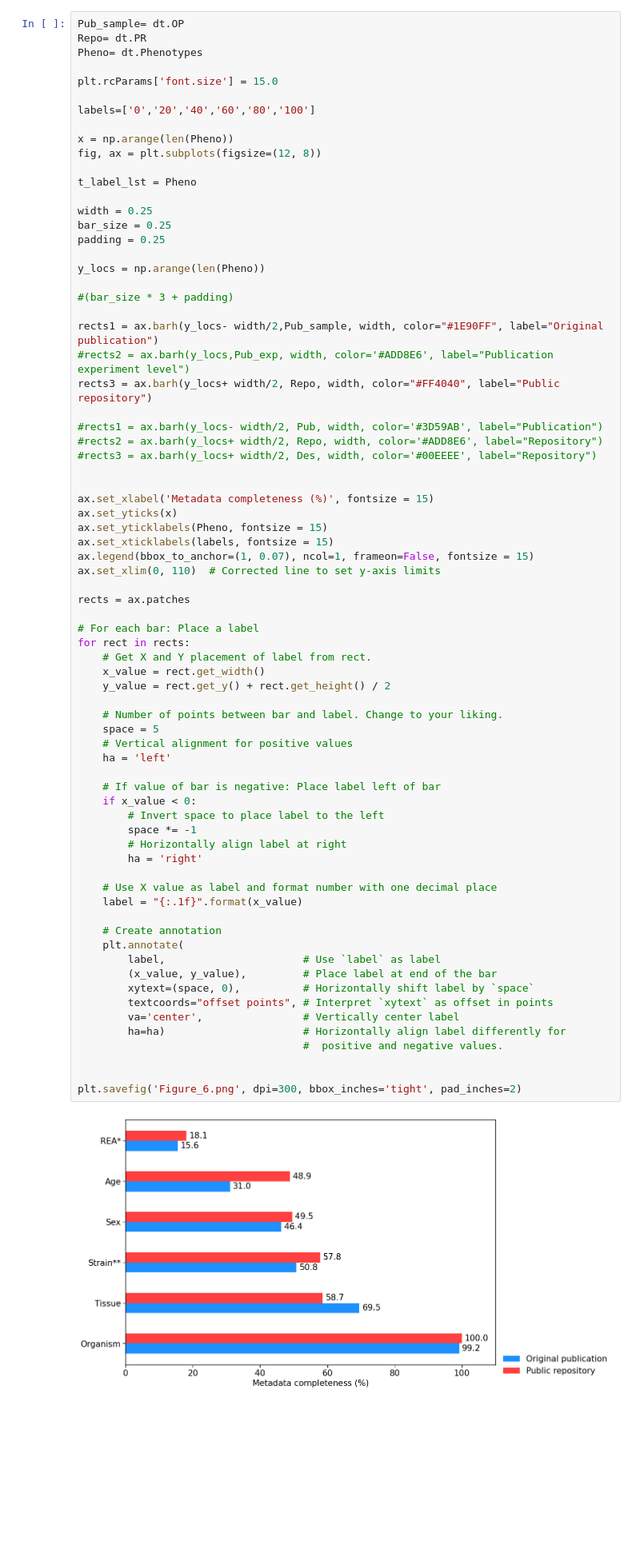
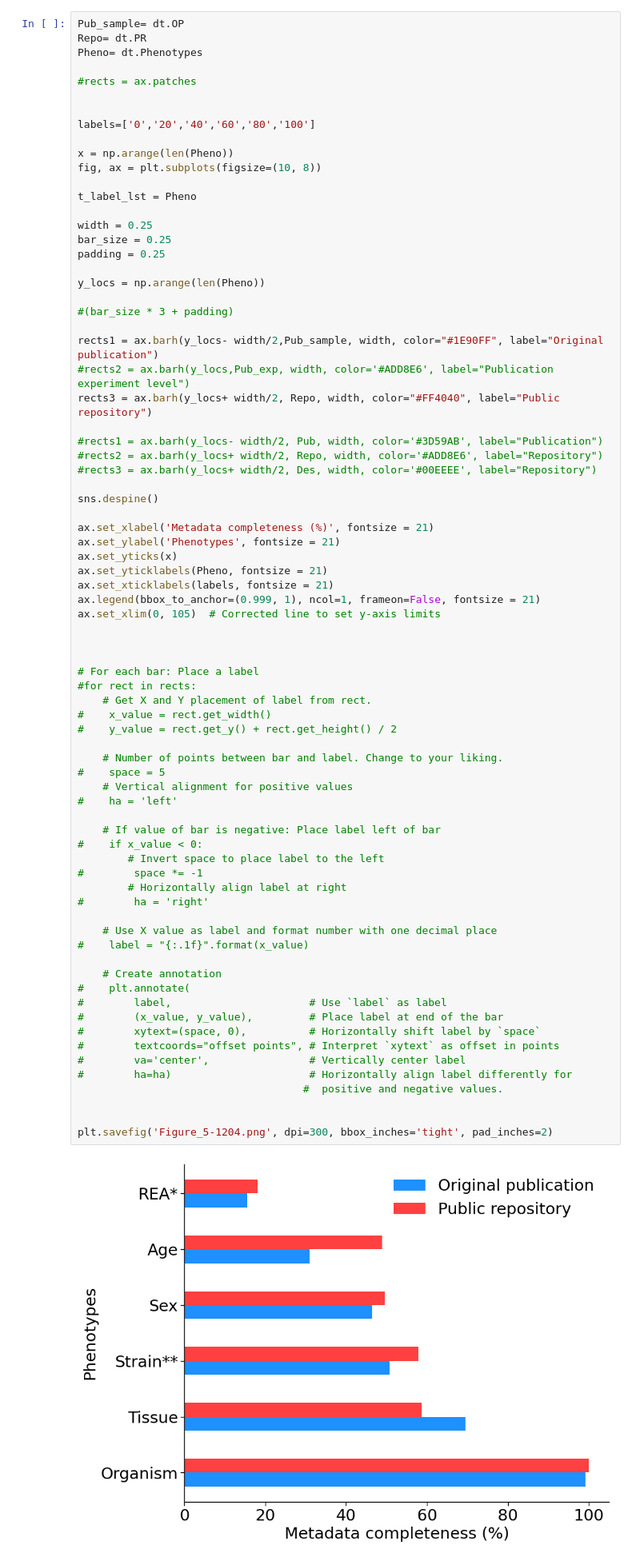
Before and after one commit to Mangul-Lab-USC/metadata-completeness, a Jupyter notebook: Notebooks/Main_Figures_metadata_project.ipynb, the cells around one changed output. Shown at 80% size. Cells and saved outputs as stored; diff of their text form; blank space fills up the shorter version.

```diff
--- a/Notebooks/Main_Figures_metadata_project.ipynb
+++ b/Notebooks/Main_Figures_metadata_project.ipynb
@@ -1321,12 +1921,13 @@ Pub_sample= dt.OP
 Repo= dt.PR
 Pheno= dt.Phenotypes
 
-plt.rcParams['font.size'] = 15.0
+#rects = ax.patches
+
 
 labels=['0','20','40','60','80','100']
 
 x = np.arange(len(Pheno))
-fig, ax = plt.subplots(figsize=(12, 8))
+fig, ax = plt.subplots(figsize=(10, 8))
 
 t_label_lst = Pheno
 
@@ -1340,57 +1941,59 @@ y_locs = np.arange(len(Pheno))
 
 rects1 = ax.barh(y_locs- width/2,Pub_sample, width, color="#1E90FF", label="Original publication")
 #rects2 = ax.barh(y_locs,Pub_exp, width, color='#ADD8E6', label="Publication experiment level")
 rects3 = ax.barh(y_locs+ width/2, Repo, width, color="#FF4040", label="Public repository")
 
 #rects1 = ax.barh(y_locs- width/2, Pub, width, color='#3D59AB', label="Publication")
 #rects2 = ax.barh(y_locs+ width/2, Repo, width, color='#ADD8E6', label="Repository")
 #rects3 = ax.barh(y_locs+ width/2, Des, width, color='#00EEEE', label="Repository")
 
+sns.despine()
 
-ax.set_xlabel('Metadata completeness (%)', fontsize = 15)
+ax.set_xlabel('Metadata completeness (%)', fontsize = 21)
+ax.set_ylabel('Phenotypes', fontsize = 21)
 ax.set_yticks(x)
-ax.set_yticklabels(Pheno, fontsize = 15)
-ax.set_xticklabels(labels, fontsize = 15)
-ax.legend(bbox_to_anchor=(1, 0.07), ncol=1, frameon=False, fontsize = 15)
-ax.set_xlim(0, 110)  # Corrected line to set y-axis limits
+ax.set_yticklabels(Pheno, fontsize = 21)
+ax.set_xticklabels(labels, fontsize = 21)
+ax.legend(bbox_to_anchor=(0.999, 1), ncol=1, frameon=False, fontsize = 21)
+ax.set_xlim(0, 105)  # Corrected line to set y-axis limits
 
-rects = ax.patches
+
 
 # For each bar: Place a label
-for rect in rects:
+#for rect in rects:
     # Get X and Y placement of label from rect.
-    x_value = rect.get_width()
-    y_value = rect.get_y() + rect.get_height() / 2
+#    x_value = rect.get_width()
+#    y_value = rect.get_y() + rect.get_height() / 2
 
     # Number of points between bar and label. Change to your liking.
-    space = 5
+#    space = 5
     # Vertical alignment for positive values
-    ha = 'left'
+#    ha = 'left'
 
     # If value of bar is negative: Place label left of bar
-    if x_value < 0:
+#    if x_value < 0:
         # Invert space to place label to the left
-        space *= -1
+#        space *= -1
         # Horizontally align label at right
-        ha = 'right'
+#        ha = 'right'
 
     # Use X value as label and format number with one decimal place
-    label = "{:.1f}".format(x_value)
+#    label = "{:.1f}".format(x_value)
 
     # Create annotation
-    plt.annotate(
-        label,                      # Use `label` as label
-        (x_value, y_value),         # Place label at end of the bar
-        xytext=(space, 0),          # Horizontally shift label by `space`
-        textcoords="offset points", # Interpret `xytext` as offset in points
-        va='center',                # Vertically center label
-        ha=ha)                      # Horizontally align label differently for
+#    plt.annotate(
+#        label,                      # Use `label` as label
+#        (x_value, y_value),         # Place label at end of the bar
+#        xytext=(space, 0),          # Horizontally shift label by `space`
+#        textcoords="offset points", # Interpret `xytext` as offset in points
+#        va='center',                # Vertically center label
+#        ha=ha)                      # Horizontally align label differently for
                                     #  positive and negative values.
 
 
-plt.savefig('Figure_6.png', dpi=300, bbox_inches='tight', pad_inches=2)
+plt.savefig('Figure_5-1204.png', dpi=300, bbox_inches='tight', pad_inches=2)
 # %% [output]
-[figure, old version]
+[figure, new version]
 # %%
 # Figure S4
 s1=r1[['New_Study_ID','New_OP_Disease_1','New_OP_Age_1','New_OP_Organism_1','New_OP_Sex_1','New_OP_Tissue_1','New_OP_Ethnicity_1',
```
Also changed, not shown: parts of 61 cells of this notebook, 44 other files.
